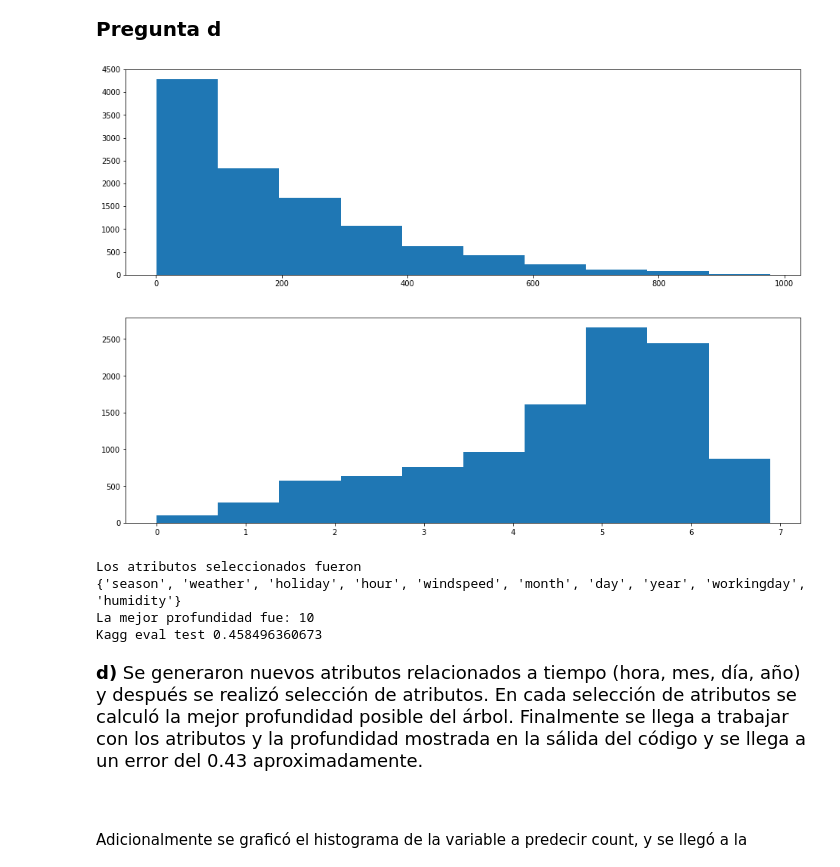
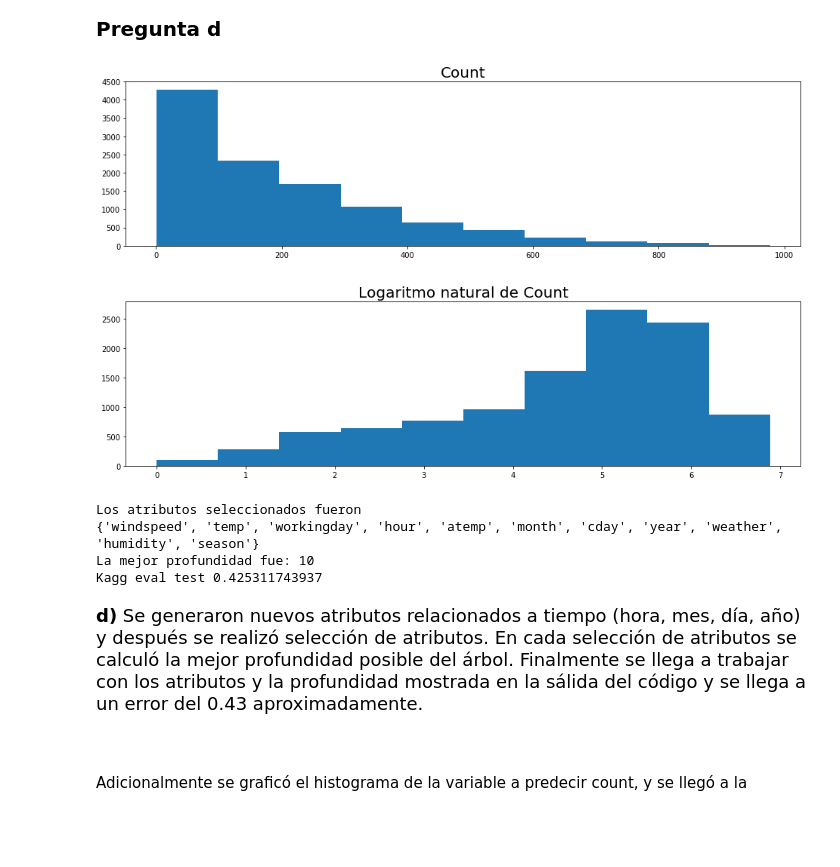
Before and after one commit to Sitrico/ML-T3, a Jupyter notebook: Laboratorio 3 - Parte 2.ipynb, the cells around one changed output. Cells and saved outputs as stored; diff of their text form; code cells hidden in the pictures; blank space fills up the shorter version.

```diff
--- a/Laboratorio 3 - Parte 2.ipynb
+++ b/Laboratorio 3 - Parte 2.ipynb
@@ -181,22 +222,29 @@ Al correr el código se obtiene que la profundidad óptima es la señalada en la
 <b>Pregunta d</b>
 </p>
 # %%
-plt.figure(figsize = (16, 5))
+#Histograma de count
+plt.figure(figsize = (16, 4))
 plt.hist(Ydf)
+plt.title("Count", fontsize=20)
 plt.show()
 
-plt.figure(figsize = (16, 5))
+#Histograma de log(count)
+plt.figure(figsize = (16, 4))
 plt.hist(np.log(Ydf))
+plt.title("Logaritmo natural de Count", fontsize=20)
 plt.show()
 # %% [output]
-[figure, old version]
+[figure, new version]
-[figure, old version]
+[figure, new version]
 # %%
-Xdf=df.ix[:,['season','holiday','workingday','weather','temp','atemp','humidity','windspeed','hour','day', 'month', 'year']]
+df['cday'] = pd.to_datetime(df['datetime']).dt.dayofweek
+df['cday'] = pd.to_numeric(df['cday'])
+
+Xdf=df.ix[:,['season','holiday','workingday','weather','temp','atemp','humidity','windspeed','hour','day','cday', 'month', 'year']]
 Ydf=df.ix[:,'count']
 
 #Se empieza el procedimiento para seleccionar atributos
-atributos = set(['season','holiday','workingday','weather','temp','atemp','humidity','windspeed','hour','day', 'month', 'year'])
+atributos = set(['season','holiday','workingday','weather','temp','atemp','humidity','windspeed','hour','day', 'cday', 'month', 'year'])
 deboSeguir = True
 anterior = 1
 while (len(atributos) > 3) and deboSeguir:
@@ -234,7 +282,7 @@ while (len(atributos) > 3) and deboSeguir:
     atributos = atributos - set([atributo_a_eliminar])
 
     #Criterio de detención en caso de que no varie en un 1%
-    if abs(menor - anterior) < 0.01:
+    if anterior - menor <0.01:
         deboSeguir = False
     anterior = menor
 
@@ -247,7 +295,7 @@ print("La mejor profundidad fue:",mejor_profundidad)
 Xdf=df.ix[:,list(atributos)]
 Ydf=df.ix[:,'count']
 
-#Se particiona el dataset
+#Se particiona el dataset en entrenamiento y test
 X_train = Xdf[0:ntrain].values
 X_test = Xdf[nval:].values
 Y_train = Ydf[0:ntrain].values
@@ -266,9 +314,9 @@ kagg_test = eval_bikemodel(Y_pred_test,Y_test)
 print("Kagg eval test",kagg_test)
 # %% [output]
 Los atributos seleccionados fueron
-{'season', 'weather', 'holiday', 'hour', 'windspeed', 'month', 'day', 'year', 'workingday', 'humidity'}
+{'windspeed', 'temp', 'workingday', 'hour', 'atemp', 'month', 'cday', 'year', 'weather', 'humidity', 'season'}
 La mejor profundidad fue: 10
-Kagg eval test 0.458496360673
+Kagg eval test 0.425311743937
 # %% [markdown]
 <p style="font-size: 18px; line-height: 135%;}">
 <b>d)</b> Se generaron nuevos atributos relacionados a tiempo (hora, mes, día, año) y después se realizó selección de atributos. En cada selección de atributos se calculó la mejor profundidad posible del árbol. Finalmente se llega a trabajar con los atributos y la profundidad mostrada en la sálida del código y se llega a un error del 0.43 aproximadamente.
```
Also changed, not shown: parts of 17 cells of this notebook.
